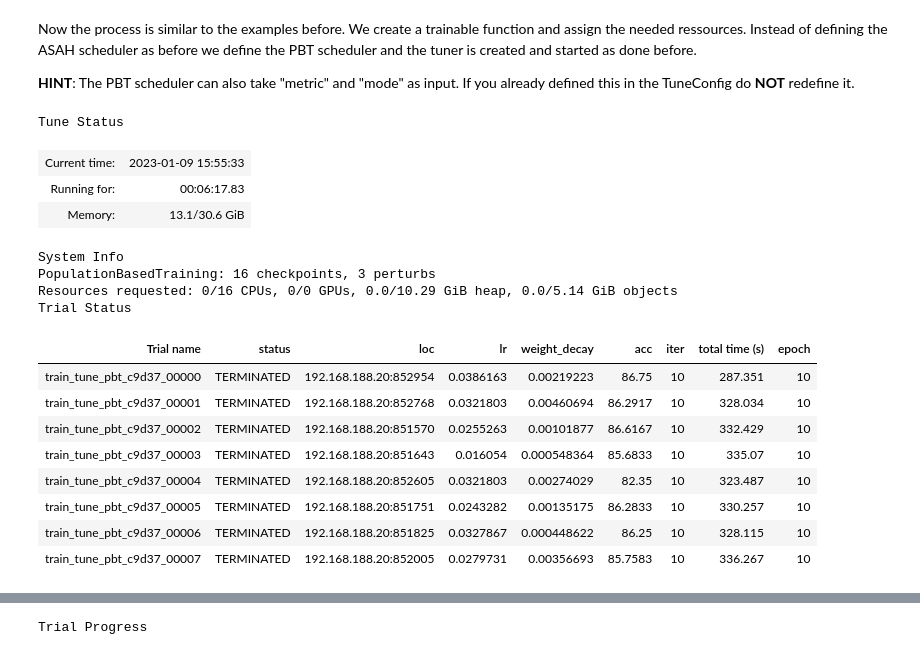
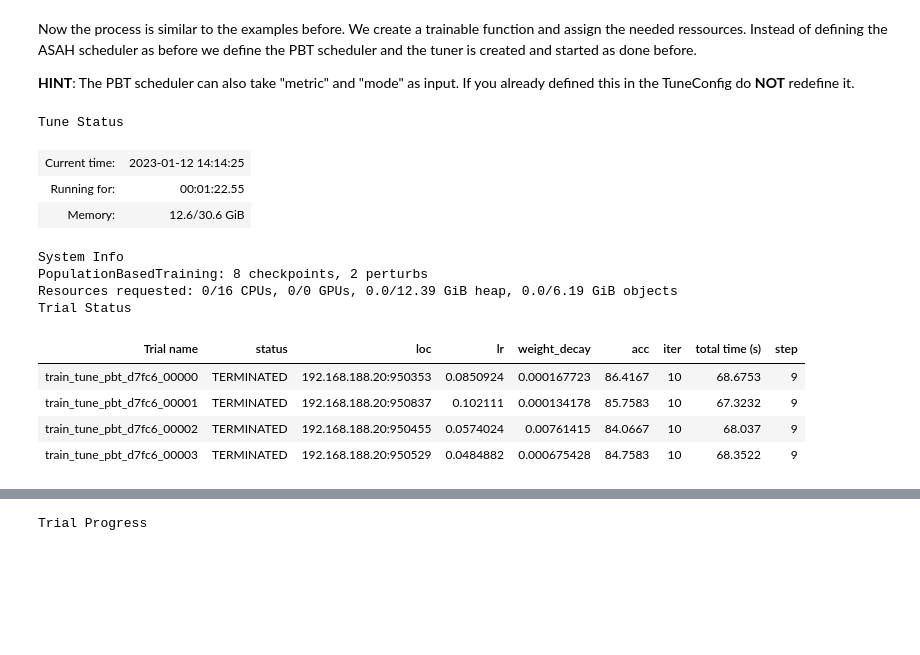
Before and after one commit to RaphaelMaser/Ray_Tune, a Jupyter notebook: Ray_Tune_FashionMNIST.ipynb, the cells around one changed output, grey strips where cells are left out. Cells and saved outputs as stored; diff of their text form; code cells hidden in the pictures; blank space fills up the shorter version.

```diff
--- a/Ray_Tune_FashionMNIST.ipynb
+++ b/Ray_Tune_FashionMNIST.ipynb
@@ -71,6 +65,7 @@ from ray.tune.schedulers import PopulationBasedTraining
 # %% [markdown]
 Afterwards we need to download the FashionMNIST dataset and create a PyTorch dataset from that. Luckily PyTorch can automatically download the dataset if it is not found in the directory. Afterwards we create two dataloaders, one for training and one for validation. In this example we split the official train set from FashionMNIST in a two parts for that purpose. The validation set will be used to search for good hyperparameter combinations and validate the model during training. The test dataset from FashionMNIST could be used afterwards to compare the network with the standard parameters and the models optimized with HPO.
 # %%
+%%capture
 # Download training data from open datasets.
 data = datasets.FashionMNIST(
     root="data",
@@ -79,7 +74,7 @@ data = datasets.FashionMNIST(
     transform=ToTensor(),
 )
 
-batch_size = 64
+batch_size = 256
 
 # Split the train set and create data loaders
 train_data, val_data = random_split(data, [0.8,0.2])
@@ -114,11 +89,11 @@ class NeuralNetwork(nn.Module):
         super().__init__()
         self.flatten = nn.Flatten()
         self.linear_relu_stack = nn.Sequential(
-            nn.Linear(28*28, 512),
+            nn.Linear(28*28, 256),
             nn.ReLU(),
-            nn.Linear(512, 512),
+            nn.Linear(256, 128),
             nn.ReLU(),
-            nn.Linear(512, 10),
+            nn.Linear(128, 10),
         )
 
     def forward(self, x):
@@ -443,7 +386,7 @@ def train_tune_pbt(config):
             path = os.path.join(loaded_checkpoint_dir, "checkpoint.pt")
             checkpoint = torch.load(path)
             model.load_state_dict(checkpoint["model_state"])
-            step = checkpoint["epoch"] + 1
+            step = checkpoint["last_step"] + 1
 
     for t in range(step, epochs):
         print(f"Epoch {t+1}\n-------------------------------")
@@ -453,61 +396,57 @@ def train_tune_pbt(config):
         os.makedirs("model", exist_ok=True)
         torch.save(
             {
-                "epoch": t,
+                "last_step": t,
                 "model_state": model.state_dict(),
             },
             "model/checkpoint.pt"
         )
         checkpoint = Checkpoint.from_directory("model")
-        session.report(metrics={"mean_accuracy": accuracy, "epoch": t + 1}, checkpoint=checkpoint)
+        session.report(metrics={"mean_accuracy": accuracy, "step": t}, checkpoint=checkpoint)
 # %% [markdown]
 Now the process is similar to the examples before. We create a trainable function and assign the needed ressources. Instead of defining the ASAH scheduler as before we define the PBT scheduler and the tuner is created and started as done before.
 
 **HINT**: The PBT scheduler can also take "metric" and "mode" as input. If you already defined this in the TuneConfig do **NOT** redefine it.
 # %%
 # Define resources for each trial
-resources = {"cpu":2, "gpu":1} if torch.cuda.is_available() else {"cpu":2}
+resources = {"cpu":4, "gpu":1} if torch.cuda.is_available() else {"cpu":4}
 trainable = tune.with_resources(train_tune_pbt, resources=resources)
 
 # Define the PBT algorithm
 scheduler = PopulationBasedTraining(
     time_attr = "training_iteration",
     perturbation_interval = 2,
     hyperparam_mutations = {
         "lr": tune.uniform(1e-1,1e-5),
         "weight_decay": tune.uniform(1e-2,1e-6)
     },
 )
 
 # Create the HPO tuner
 tuner = tune.Tuner(
     trainable,
     param_space = config,
     tune_config = tune.TuneConfig(
         metric = "mean_accuracy",
         mode = "max",
-        num_samples = 8,
+        num_samples = 4,
         scheduler=scheduler,
     )
 )
 
 # Run the tuner
 results_pbt = tuner.fit()
 # %% [output]
 Tune Status
-| Current time: | 2023-01-09 15:55:33 |
-| Running for: | 00:06:17.83 |
-| Memory: | 13.1/30.6 GiB |
+| Current time: | 2023-01-12 14:14:25 |
+| Running for: | 00:01:22.55 |
+| Memory: | 12.6/30.6 GiB |
 System Info
-PopulationBasedTraining: 16 checkpoints, 3 perturbs
-Resources requested: 0/16 CPUs, 0/0 GPUs, 0.0/10.29 GiB heap, 0.0/5.14 GiB objects
+PopulationBasedTraining: 8 checkpoints, 2 perturbs
+Resources requested: 0/16 CPUs, 0/0 GPUs, 0.0/12.39 GiB heap, 0.0/6.19 GiB objects
 Trial Status
-| Trial name | status | loc | lr | weight_decay | acc | iter | total time (s) | epoch |
-| train_tune_pbt_c9d37_00000 | TERMINATED | 192.168.188.20:852954 | 0.0386163 | 0.00219223 | 86.75 | 10 | 287.351 | 10 |
-| train_tune_pbt_c9d37_00001 | TERMINATED | 192.168.188.20:852768 | 0.0321803 | 0.00460694 | 86.2917 | 10 | 328.034 | 10 |
-| train_tune_pbt_c9d37_00002 | TERMINATED | 192.168.188.20:851570 | 0.0255263 | 0.00101877 | 86.6167 | 10 | 332.429 | 10 |
-| train_tune_pbt_c9d37_00003 | TERMINATED | 192.168.188.20:851643 | 0.016054 | 0.000548364 | 85.6833 | 10 | 335.07 | 10 |
-| train_tune_pbt_c9d37_00004 | TERMINATED | 192.168.188.20:852605 | 0.0321803 | 0.00274029 | 82.35 | 10 | 323.487 | 10 |
-| train_tune_pbt_c9d37_00005 | TERMINATED | 192.168.188.20:851751 | 0.0243282 | 0.00135175 | 86.2833 | 10 | 330.257 | 10 |
-| train_tune_pbt_c9d37_00006 | TERMINATED | 192.168.188.20:851825 | 0.0327867 | 0.000448622 | 86.25 | 10 | 328.115 | 10 |
-| train_tune_pbt_c9d37_00007 | TERMINATED | 192.168.188.20:852005 | 0.0279731 | 0.00356693 | 85.7583 | 10 | 336.267 | 10 |
+| Trial name | status | loc | lr | weight_decay | acc | iter | total time (s) | step |
+| train_tune_pbt_d7fc6_00000 | TERMINATED | 192.168.188.20:950353 | 0.0850924 | 0.000167723 | 86.4167 | 10 | 68.6753 | 9 |
+| train_tune_pbt_d7fc6_00001 | TERMINATED | 192.168.188.20:950837 | 0.102111 | 0.000134178 | 85.7583 | 10 | 67.3232 | 9 |
+| train_tune_pbt_d7fc6_00002 | TERMINATED | 192.168.188.20:950455 | 0.0574024 | 0.00761415 | 84.0667 | 10 | 68.037 | 9 |
+| train_tune_pbt_d7fc6_00003 | TERMINATED | 192.168.188.20:950529 | 0.0484882 | 0.000675428 | 84.7583 | 10 | 68.3522 | 9 |
```
Also changed, not shown: parts of 14 cells of this notebook, 5 other files.
